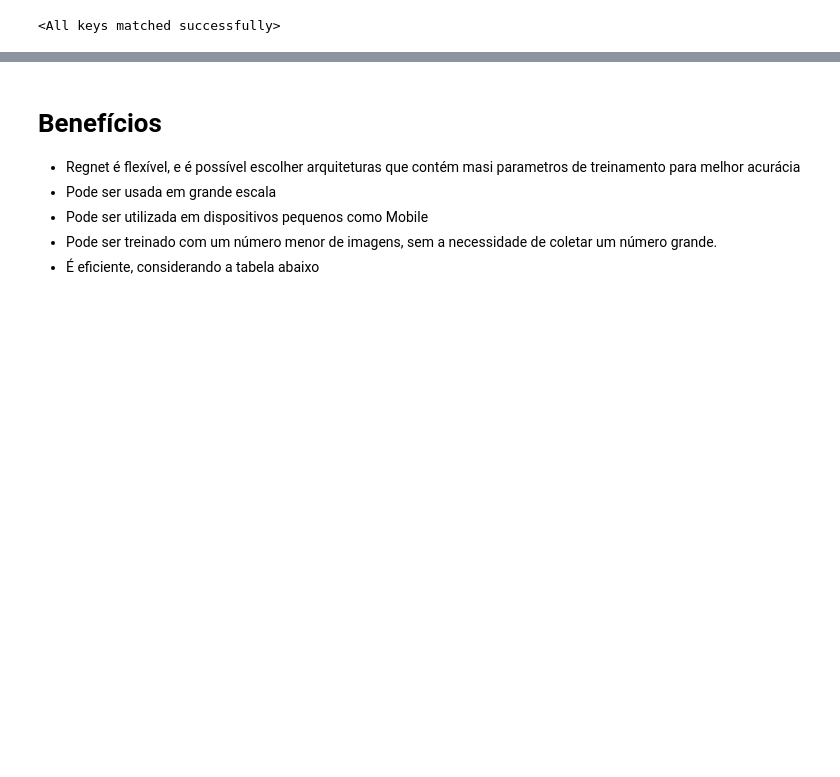
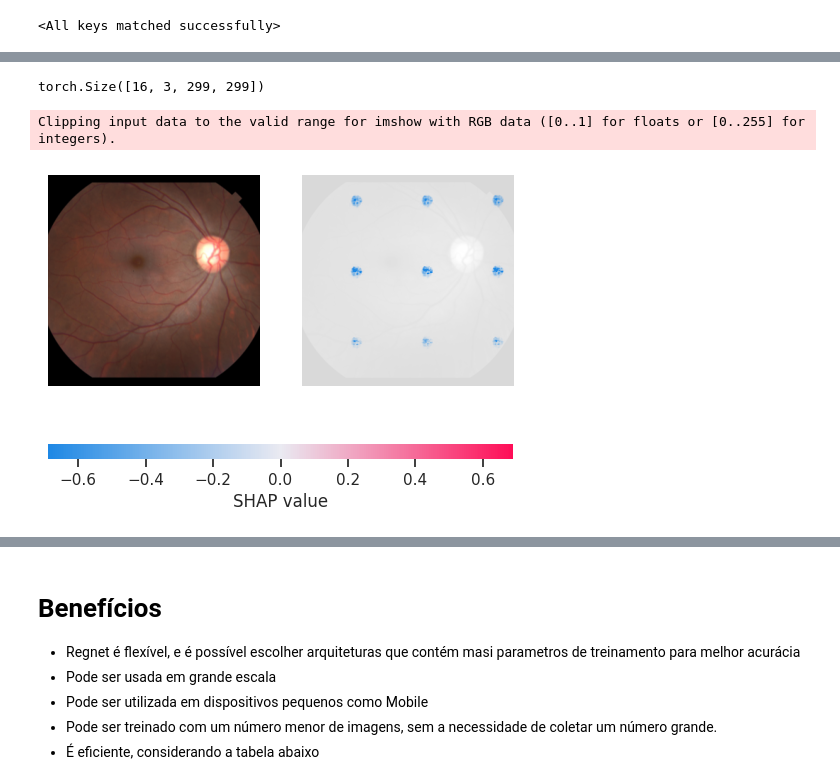
Before and after one commit to FelipeMarcelino/glaucoma, a Jupyter notebook: notebooks/results_v2.ipynb, the cells around one changed output, grey strips where cells are left out. Drawn from its saved outputs; the diff is of its cells as text; code cells hidden in the pictures; blank space fills up the shorter version.

```diff
--- a/notebooks/results_v2.ipynb
+++ b/notebooks/results_v2.ipynb
@@ -444,0 +511,5 @@ Original Traceback (most recent call last):
+# %%
+photos1_train, photos2_train, ft_numerical_train, photos1_val, photos2_val, ft_numerical_val =\
+    get_samples_from_dataloader(train_loader,val_loader,total_train_samples,total_test_samples)
+# %%
+xplainer_multi_pos = shap.DeepExplainer(model, [photos1_train.to("cuda"),photos2_train.to("cuda"),ft_numerical_train.to("cuda")])
@@ -444,0 +518,4 @@ Original Traceback (most recent call last):
+# %%
+shap_values_photo1, shap_values_photo2, shap_values_numerical = xplainer_multi_pos.shap_values([torch.from_numpy(np.stack(photos1_val[:total_test_samples])).to("cuda"),
+                                                    torch.from_numpy(np.stack(photos2_val[:total_test_samples])).to("cuda"),
+                                                    torch.from_numpy(np.stack(ft_numerical_val[:total_test_samples])).to("cuda")])
@@ -444,0 +525,12 @@ Original Traceback (most recent call last):
+# %%
+photos1_val.shape
+# %% [output]
+torch.Size([16, 3, 299, 299])
+# %%
+only_image_1 =  imshow(photos1_val[10].reshape(3,299,299))
+only_image_2 =  imshow(photos2_val[10].reshape(3,299,299))
+# %%
+shap.image_plot(shap_values_photo1.reshape(16,299,299,3)[10],  only_image_1.reshape(299,299,3),width=20,aspect=0.2)
+# %% [output]
+Clipping input data to the valid range for imshow with RGB data ([0..1] for floats or [0..255] for integers).
+[figure, added]
```
Also changed, not shown: parts of 27 cells of this notebook, 3 other files.
